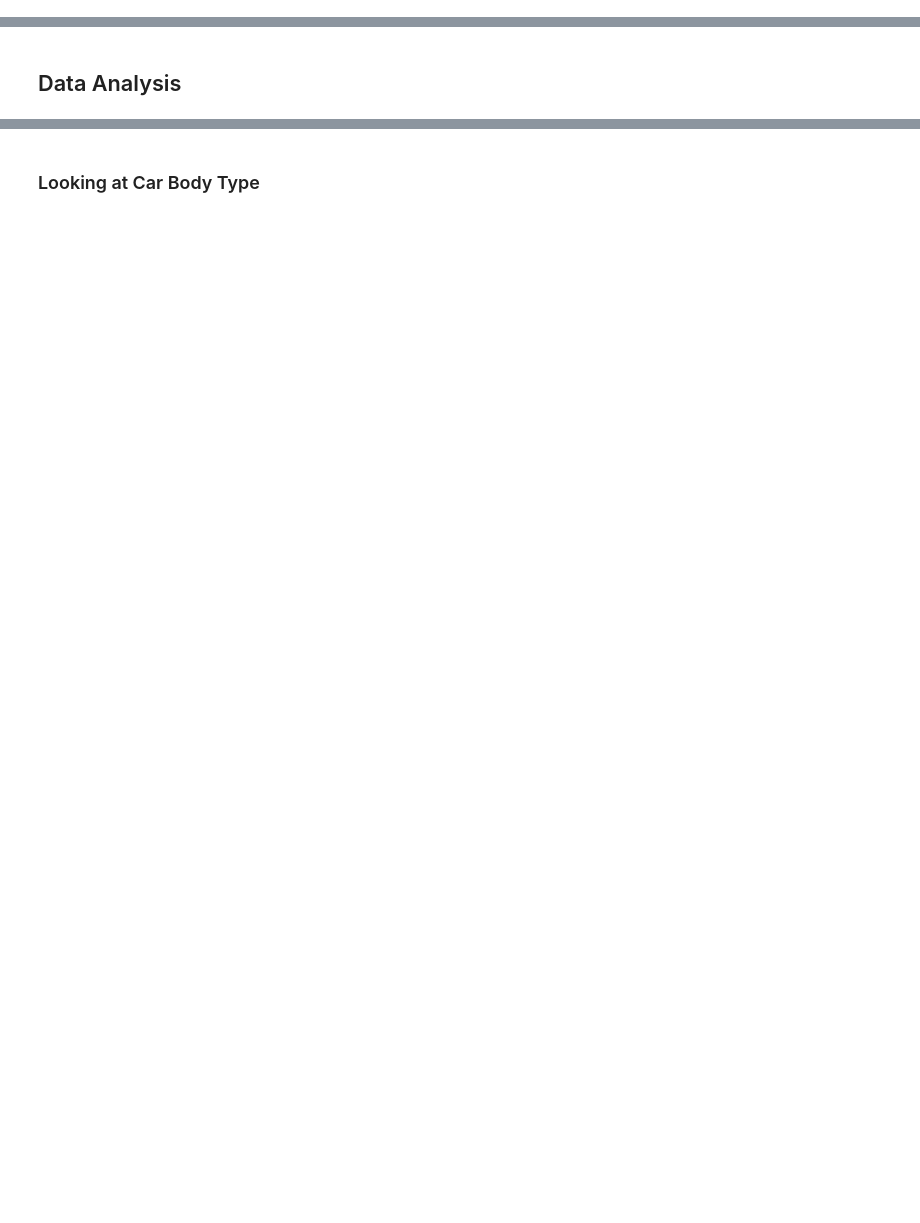
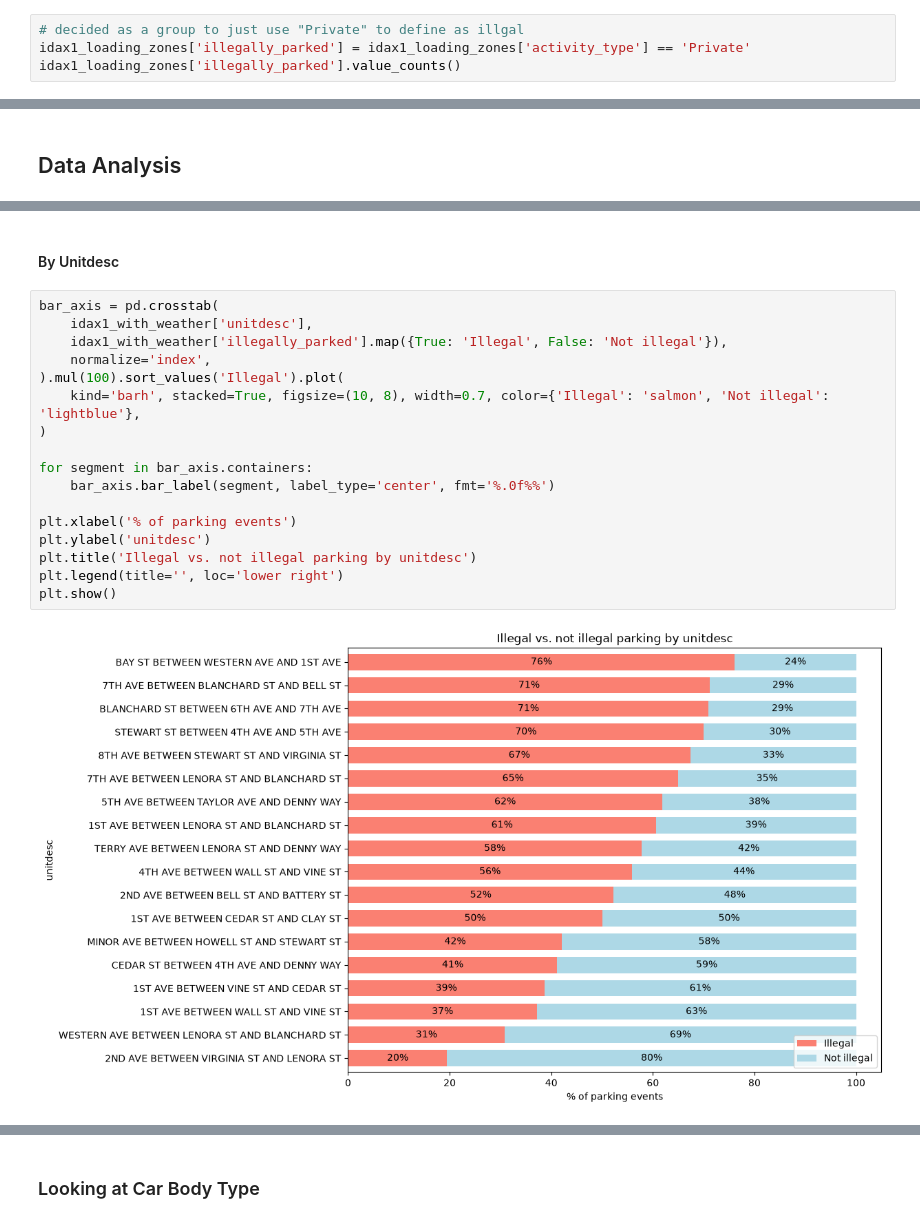
Before and after one commit to dshan805/freight-curb-allocation, a Jupyter notebook: notebooks/01-eda.ipynb, the cells around one changed output, grey strips where cells are left out. Drawn from its saved outputs; the diff is of its cells as text; blank space fills up the shorter version.

Commit message:
Add illgal parking analysis and segment distances; update docs and requirements

```diff
--- a/notebooks/01-eda.ipynb
+++ b/notebooks/01-eda.ipynb
@@ -601,0 +452,4 @@ idax1_loading_zones = idax_1_area[idax_1_area['SPACETYPE'].
+# %%
+# decided as a group to just use "Private" to define as illgal
+idax1_loading_zones['illegally_parked'] = idax1_loading_zones['activity_type'] == 'Private'
+idax1_loading_zones['illegally_parked'].value_counts()
@@ -603,0 +523,21 @@ idax1_loading_zones = idax_1_area[idax_1_area['SPACETYPE'].
+# %% [markdown]
+#### By Unitdesc
+# %%
+bar_axis = pd.crosstab(
+    idax1_with_weather['unitdesc'],
+    idax1_with_weather['illegally_parked'].map({True: 'Illegal', False: 'Not illegal'}),
+    normalize='index',
+).mul(100).sort_values('Illegal').plot(
+    kind='barh', stacked=True, figsize=(10, 8), width=0.7, color={'Illegal': 'salmon', 'Not illegal': 'lightblue'},
+)
+
+for segment in bar_axis.containers:
+    bar_axis.bar_label(segment, label_type='center', fmt='%.0f%%')
+
+plt.xlabel('% of parking events')
+plt.ylabel('unitdesc')
+plt.title('Illegal vs. not illegal parking by unitdesc')
+plt.legend(title='', loc='lower right')
+plt.show()
+# %% [output]
+[figure, added]
```
Also changed, not shown: parts of 180 cells of this notebook, 3 other files.
